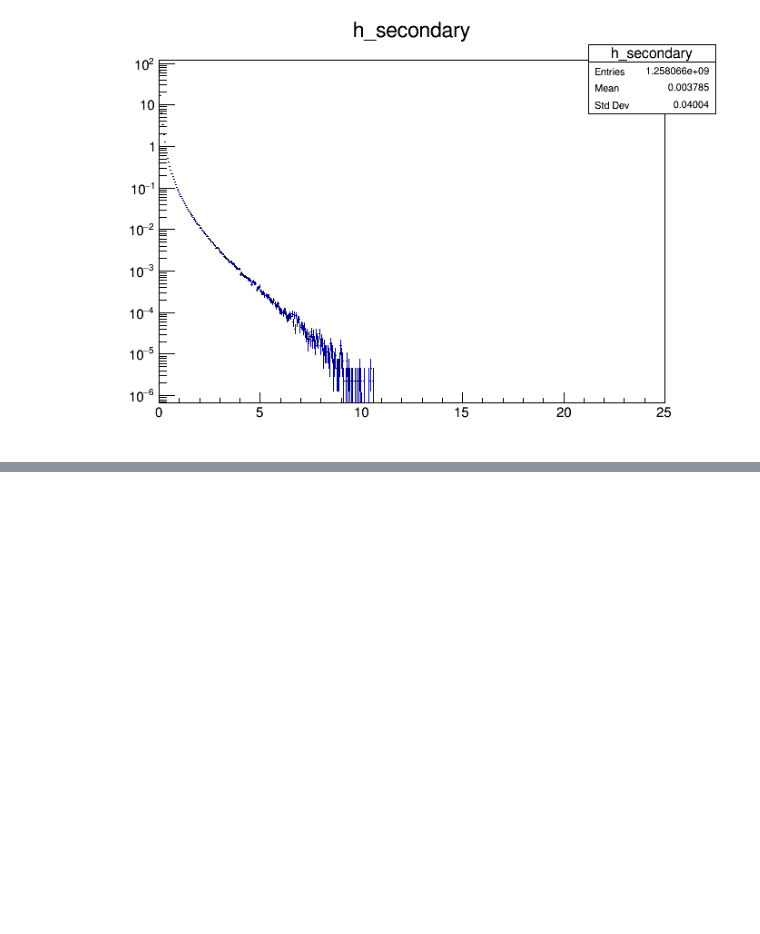
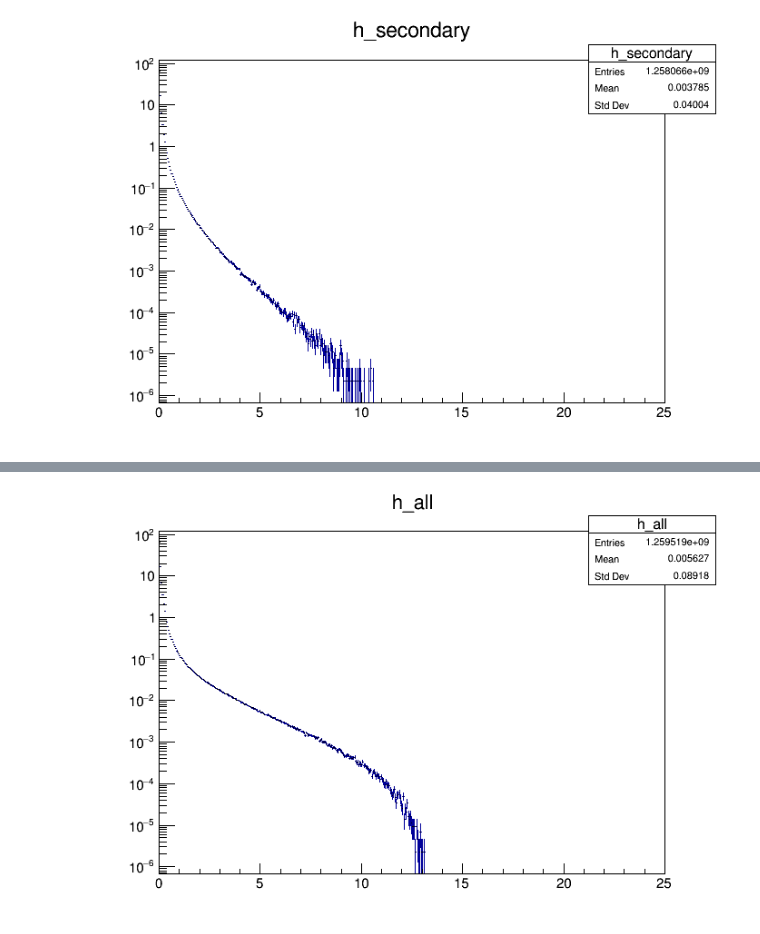
Before and after one commit to NTrevisani/LUXE-NPOD, a Jupyter notebook: Photons_spectra.ipynb, the cells around one changed output, grey strips where cells are left out. Saved outputs shown, nothing was run; the diff lists cells and outputs as text; code cells hidden in the pictures; blank space fills up the shorter version.

```diff
--- a/Photons_spectra.ipynb
+++ b/Photons_spectra.ipynb
@@ -197 +230,10 @@ out_file_secondary.Close()
+# %%
+# Plot the histogram in log scale
+c3.SetLogy()
+h_all.Draw()
+c3.Modified()
+c3.Update()
+c3.Draw()
+# %% [output]
+[figure, added]
 # %%
```
Also changed, not shown: parts of 6 cells of this notebook.
